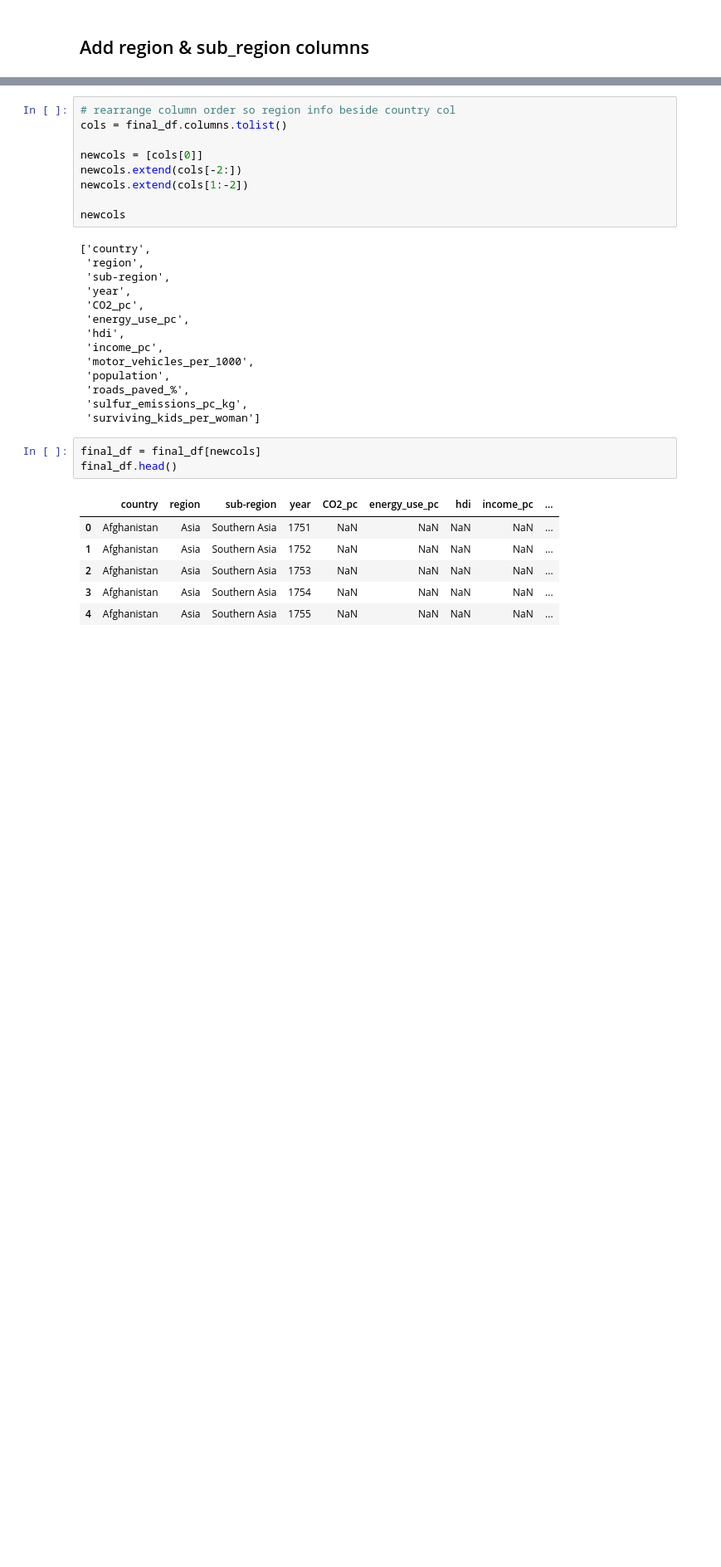
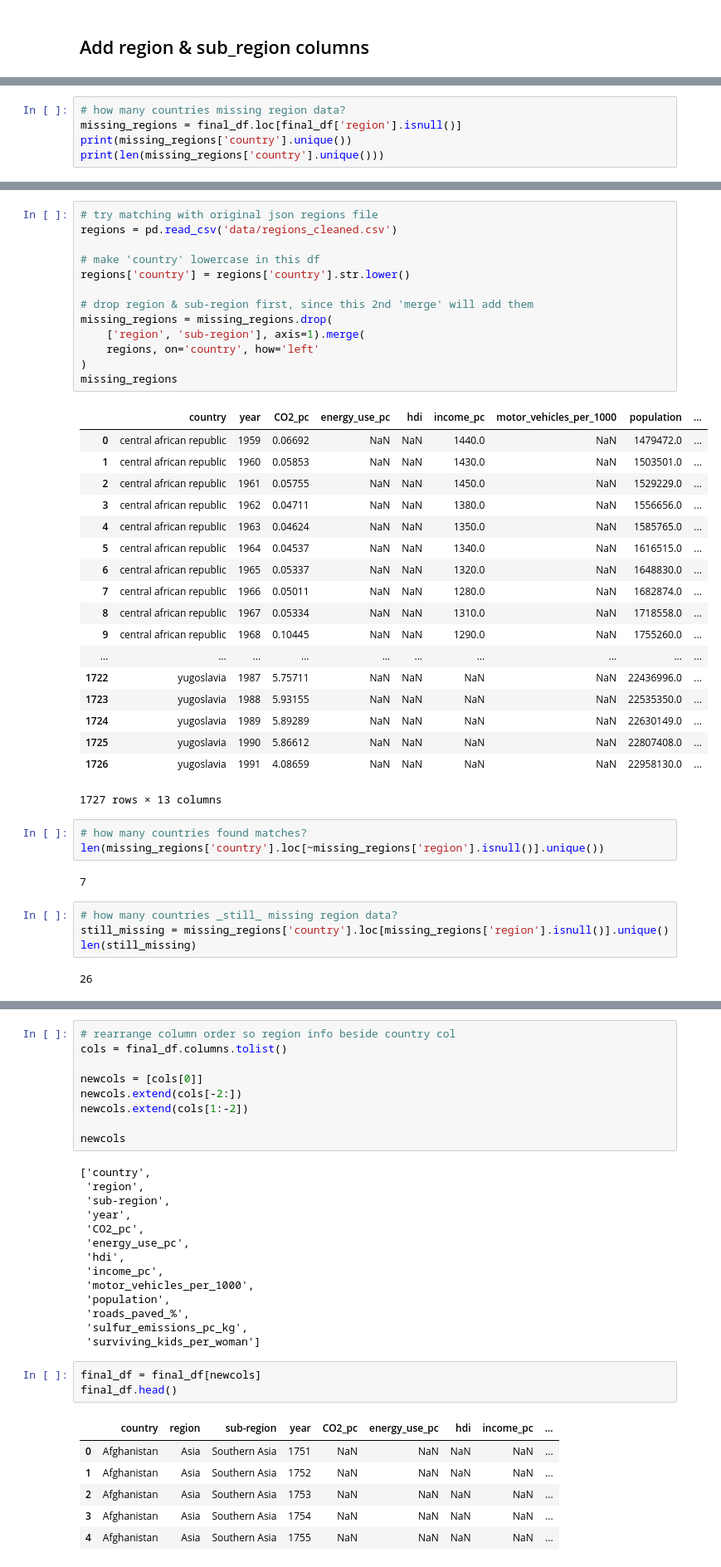
Before and after one commit to limegimlet/data_analysis_gapminder_co2, a Jupyter notebook: gapminder/make_df.ipynb, the cells around one changed output, grey strips where cells are left out. Shown at 83% size. Saved outputs shown, nothing was run; the diff lists cells and outputs as text; blank space fills up the shorter version.

```diff
--- a/gapminder/make_df.ipynb
+++ b/gapminder/make_df.ipynb
@@ -469,0 +552,5 @@ final_df.tail(25)
+# %%
+# how many countries missing region data?
+missing_regions = final_df.loc[final_df['region'].isnull()]
+print(missing_regions['country'].unique())
+print(len(missing_regions['country'].unique()))
@@ -469,0 +568,43 @@ final_df.tail(25)
+# %%
+# try matching with original json regions file
+regions = pd.read_csv('data/regions_cleaned.csv')
+
+# make 'country' lowercase in this df
+regions['country'] = regions['country'].str.lower()
+
+# drop region & sub-region first, since this 2nd 'merge' will add them
+missing_regions = missing_regions.drop(
+    ['region', 'sub-region'], axis=1).merge(
+    regions, on='country', how='left'
+)
+missing_regions
+# %% [output]
+|  | country | year | CO2_pc | energy_use_pc | hdi | income_pc | motor_vehicles_per_1000 | population | ... |
+| 0 | central african republic | 1959 | 0.06692 | NaN | NaN | 1440.0 | NaN | 1479472.0 | ... |
+| 1 | central african republic | 1960 | 0.05853 | NaN | NaN | 1430.0 | NaN | 1503501.0 | ... |
+| 2 | central african republic | 1961 | 0.05755 | NaN | NaN | 1450.0 | NaN | 1529229.0 | ... |
+| 3 | central african republic | 1962 | 0.04711 | NaN | NaN | 1380.0 | NaN | 1556656.0 | ... |
+| 4 | central african republic | 1963 | 0.04624 | NaN | NaN | 1350.0 | NaN | 1585765.0 | ... |
+| 5 | central african republic | 1964 | 0.04537 | NaN | NaN | 1340.0 | NaN | 1616515.0 | ... |
+| 6 | central african republic | 1965 | 0.05337 | NaN | NaN | 1320.0 | NaN | 1648830.0 | ... |
+| 7 | central african republic | 1966 | 0.05011 | NaN | NaN | 1280.0 | NaN | 1682874.0 | ... |
+| 8 | central african republic | 1967 | 0.05334 | NaN | NaN | 1310.0 | NaN | 1718558.0 | ... |
+| 9 | central african republic | 1968 | 0.10445 | NaN | NaN | 1290.0 | NaN | 1755260.0 | ... |
+| ... | ... | ... | ... | ... | ... | ... | ... | ... | ... |
+| 1722 | yugoslavia | 1987 | 5.75711 | NaN | NaN | NaN | NaN | 22436996.0 | ... |
+| 1723 | yugoslavia | 1988 | 5.93155 | NaN | NaN | NaN | NaN | 22535350.0 | ... |
+| 1724 | yugoslavia | 1989 | 5.89289 | NaN | NaN | NaN | NaN | 22630149.0 | ... |
+| 1725 | yugoslavia | 1990 | 5.86612 | NaN | NaN | NaN | NaN | 22807408.0 | ... |
+| 1726 | yugoslavia | 1991 | 4.08659 | NaN | NaN | NaN | NaN | 22958130.0 | ... |
+1727 rows × 13 columns
+# %%
+# how many countries found matches?
+len(missing_regions['country'].loc[~missing_regions['region'].isnull()].unique())
+# %% [output]
+7
+# %%
+# how many countries _still_ missing region data?
+still_missing = missing_regions['country'].loc[missing_regions['region'].isnull()].unique()
+len(still_missing)
+# %% [output]
+26
```
Also changed, not shown: parts of 34 cells of this notebook.
